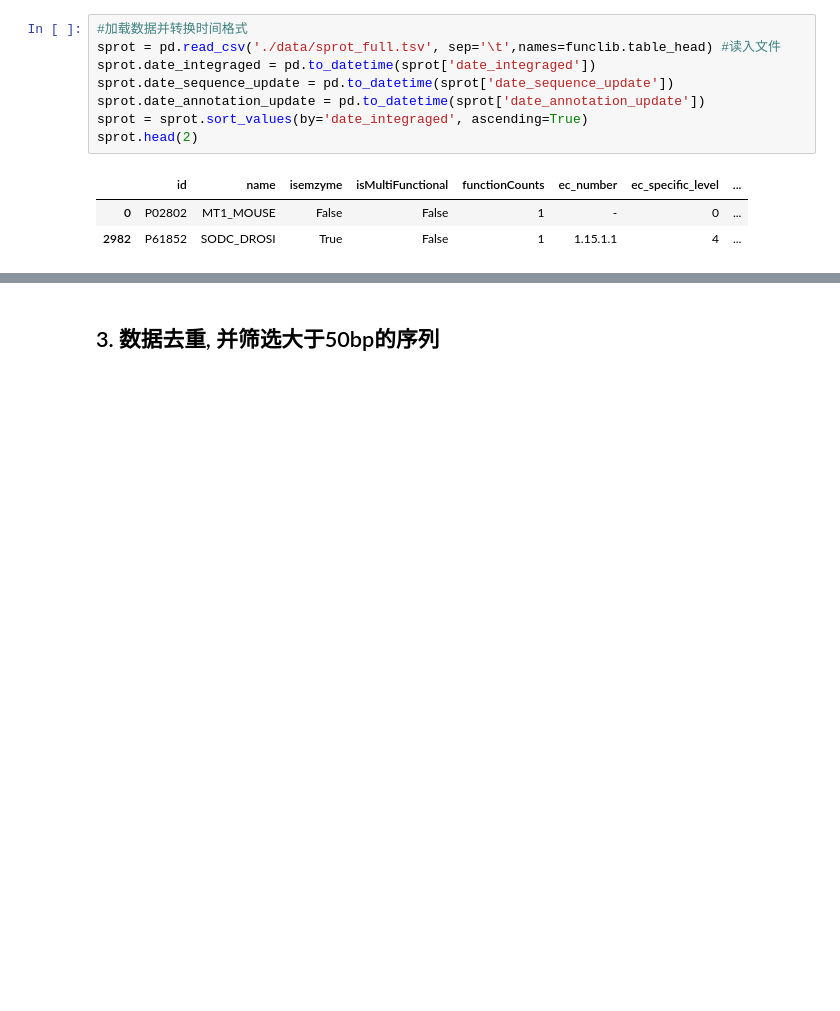
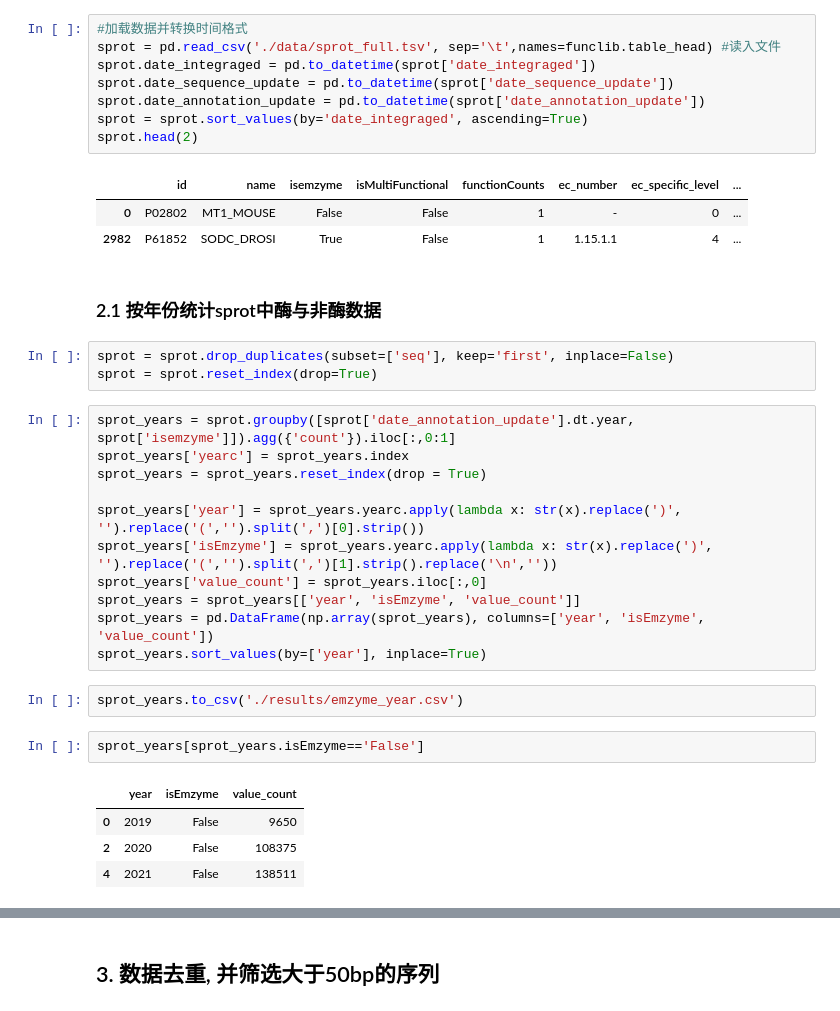
Before and after one commit to kingstdio/BioUniprot, a Jupyter notebook: construct_task_dataset.ipynb, the cells around one changed output, grey strips where cells are left out. Cells and saved outputs as stored; diff of their text form; blank space fills up the shorter version.

```diff
--- a/construct_task_dataset.ipynb
+++ b/construct_task_dataset.ipynb
@@ -103,3 +103,28 @@ sprot.head(2)
 |  | id | name | isemzyme | isMultiFunctional | functionCounts | ec_number | ec_specific_level | ... |
 | 0 | P02802 | MT1_MOUSE | False | False | 1 | - | 0 | ... |
 | 2982 | P61852 | SODC_DROSI | True | False | 1 | 1.15.1.1 | 4 | ... |
+# %% [markdown]
+### 2.1 按年份统计sprot中酶与非酶数据
+# %%
+sprot = sprot.drop_duplicates(subset=['seq'], keep='first', inplace=False)
+sprot = sprot.reset_index(drop=True)
+# %%
+sprot_years = sprot.groupby([sprot['date_annotation_update'].dt.year, sprot['isemzyme']]).agg({'count'}).iloc[:,0:1]
+sprot_years['yearc'] = sprot_years.index
+sprot_years = sprot_years.reset_index(drop = True)
+
+sprot_years['year'] = sprot_years.yearc.apply(lambda x: str(x).replace(')', '').replace('(','').split(',')[0].strip())
+sprot_years['isEmzyme'] = sprot_years.yearc.apply(lambda x: str(x).replace(')', '').replace('(','').split(',')[1].strip().replace('\n',''))
+sprot_years['value_count'] = sprot_years.iloc[:,0]
+sprot_years = sprot_years[['year', 'isEmzyme', 'value_count']]
+sprot_years = pd.DataFrame(np.array(sprot_years), columns=['year', 'isEmzyme', 'value_count'])
+sprot_years.sort_values(by=['year'], inplace=True)
+# %%
+sprot_years.to_csv('./results/emzyme_year.csv')
+# %%
+sprot_years[sprot_years.isEmzyme=='False']
+# %% [output]
+|  | year | isEmzyme | value_count |
+| 0 | 2019 | False | 9650 |
+| 2 | 2020 | False | 108375 |
+| 4 | 2021 | False | 138511 |
```
Also changed, not shown: parts of 1 cell of this notebook, 7 other files.
